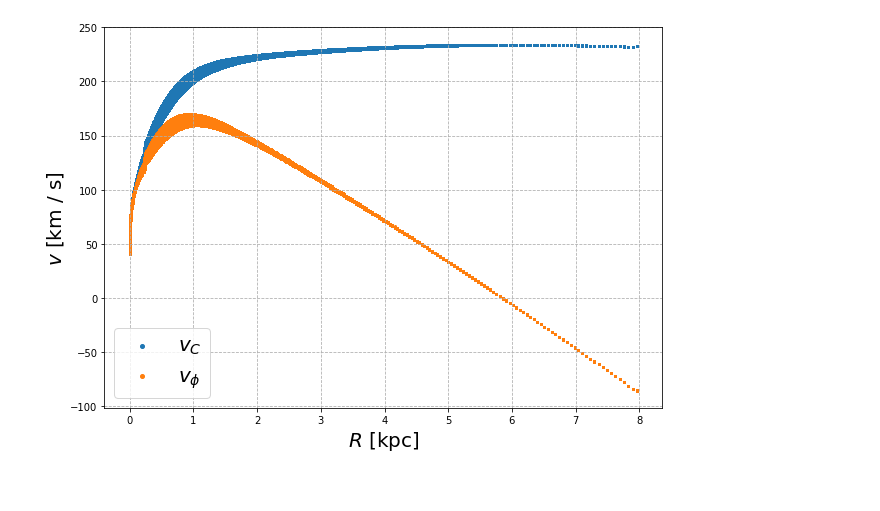
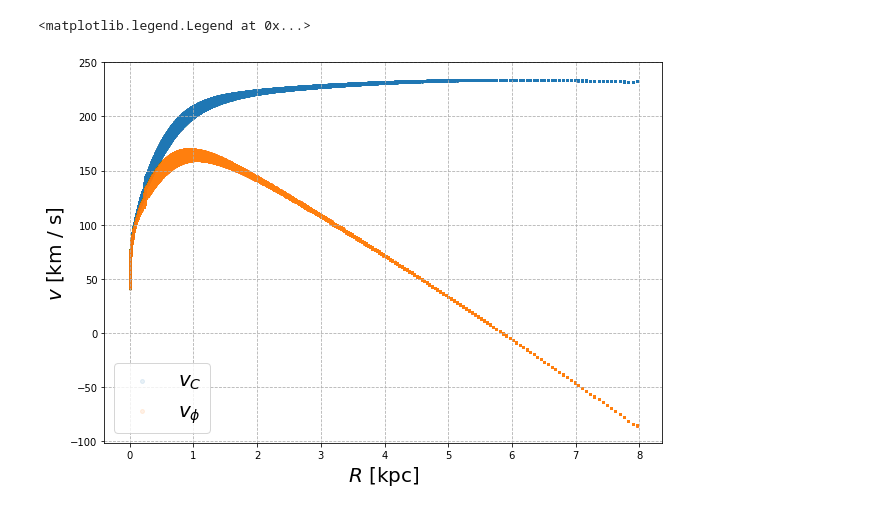
Before and after one commit to olgaborodina/pattern_speed, a Jupyter notebook: rotation_curve.ipynb, the cells around one changed output. Cells and saved outputs as stored; diff of their text form; code cells hidden in the pictures.

```diff
--- a/rotation_curve.ipynb
+++ b/rotation_curve.ipynb
@@ -11,7 +11,7 @@ Omegap   = 0.4 	   # pattern speed of the bar
 # %%
 FIG_DIR = Path('./../figures/')
 # %%
-X, Y, VX, VY, RHO = np.load(f'./../simulation/simulation/output_npy/data_{t}.npy')
+X, Y, VX, VY, RHO = np.load(f'./../simulation/simulation/output_npy/strongbar/data_{t}.npy')
 # %%
 PHI = np.arctan2(Y, X)
 VR = VX * np.cos(PHI) + VY * np.sin(PHI)
@@ -25,12 +25,13 @@ R_arr = R.reshape(len(R) * len(R))
 mask = np.argsort(R_arr)
 # %%
 fig, ax = plt.subplots(figsize=(10, 7))
-ax.scatter(R_arr[mask], VPHI_arr[mask] * 100 + R_arr[mask] * 40, s=1, label=r'$v_C$')
-ax.scatter(R_arr[mask], VPHI_arr[mask] * 100, s=1, label=r'$v_{\phi}$')
+ax.scatter(R_arr[mask], VPHI_arr[mask] * 100 + R_arr[mask] * 40, s=1, label=r'$v_C$', alpha=0.1)
+ax.scatter(R_arr[mask], VPHI_arr[mask] * 100, s=1, label=r'$v_{\phi}$', alpha=0.1)
 ax.grid(ls='dashed')
 ax.set_xlabel(r'$R$ [kpc]', fontsize=20)
 ax.set_ylabel(r'$v$ [km / s]', fontsize=20)
 plt.legend(fontsize=20, markerscale=4.)
-plt.savefig(FIG_DIR / 'rotation_curve.png', bbox_inches='tight', dpi=300)
+#plt.savefig(FIG_DIR / 'rotation_curve.png', bbox_inches='tight', dpi=300)
 # %% [output]
+<matplotlib.legend.Legend at 0x...>
-[figure, old version]
+[figure, new version]
```
Also changed, not shown: 4 other files.
